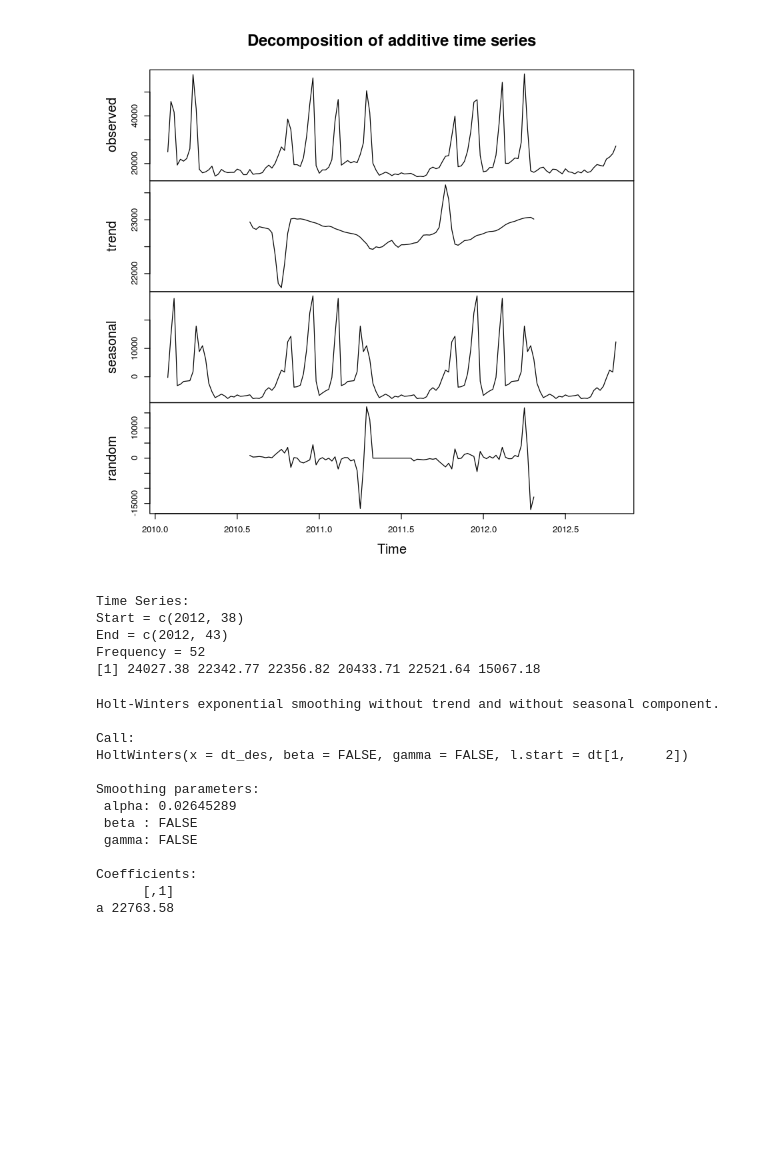
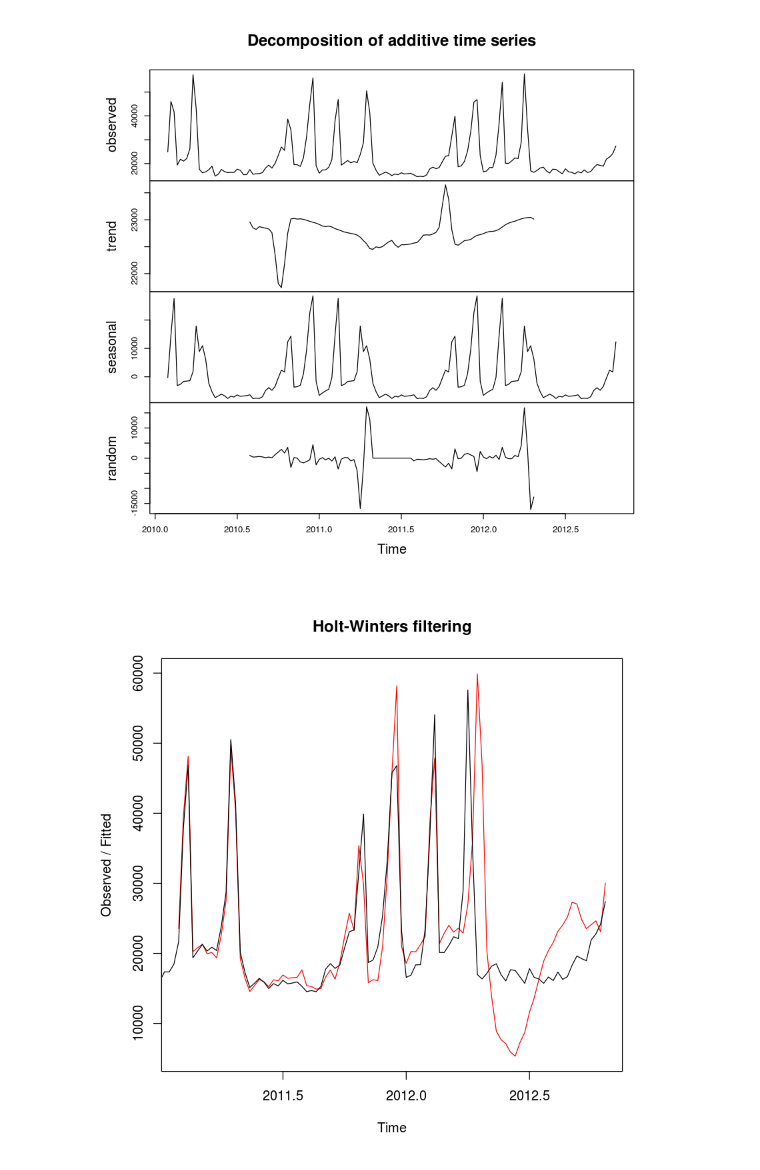
Before and after one commit to akinfemi/Forecasting, a Jupyter notebook: project.ipynb, the cells around one changed output. Saved outputs shown, nothing was run; the diff lists cells and outputs as text; code cells hidden in the pictures; blank space fills up the shorter version.

```diff
--- a/project.ipynb
+++ b/project.ipynb
@@ -105,28 +87,9 @@ plot(dt_dec)
 # %%
 #Deseasonalize data
 dt_des = dt_s - dt_dec$seasonal
-tail (dt_des)
-# %% [output]
-Time Series:
-Start = c(2012, 38)
-End = c(2012, 43)
-Frequency = 52
-[1] 24027.38 22342.77 22356.82 20433.71 22521.64 15067.18
 # %%
-#Simple Exponential Smoothing
-f_SES = HoltWinters(dt_des, beta = FALSE, gamma = FALSE, l.start = dt[1,2])
-f_SES
+#Holt-Winters
+f_SES = HoltWinters(dt_s, beta = TRUE, gamma = TRUE, l.start = dt_s)
+plot(f_SES)
 # %% [output]
-Holt-Winters exponential smoothing without trend and without seasonal component.
-
-Call:
-HoltWinters(x = dt_des, beta = FALSE, gamma = FALSE, l.start = dt[1,     2])
-
-Smoothing parameters:
- alpha: 0.02645289
- beta : FALSE
- gamma: FALSE
-
-Coefficients:
-      [,1]
-a 22763.58
+[figure, added]
```
Also changed, not shown: parts of 7 cells of this notebook.
